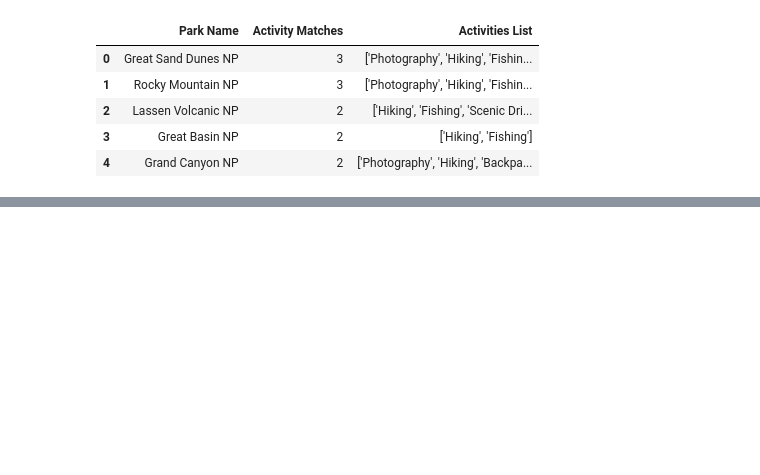
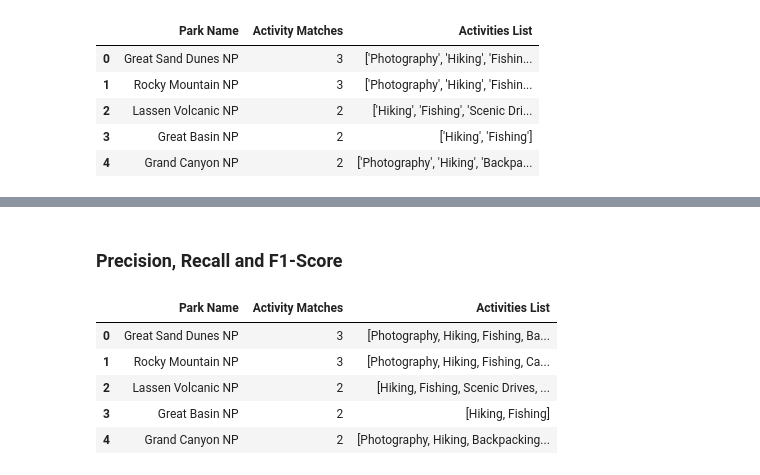
Before and after one commit to l-ching/Capstone-Project, a Jupyter notebook: rec_sys.ipynb, the cells around one changed output, grey strips where cells are left out. Drawn from its saved outputs; the diff is of its cells as text; code cells hidden in the pictures; blank space fills up the shorter version.

```diff
--- a/rec_sys.ipynb
+++ b/rec_sys.ipynb
@@ -223,6 +229,6 @@ def activities_filter(lst_activities, lst_cluster, park):
 
         act_df['Activities List'].iloc[i] = list(dict.fromkeys(park_activities))
     act_df = act_df[['Park Name', 'Activity Matches', 'Activities List']]
-    return act_df.style.apply(highlight_col, axis = None)
+    return act_df.style.apply(highlight_col, axis = None), act_df
 # %%
 def attendance_filter(park_list, popularity, sort_by_attendance = False, drop_percentage = 0.33):
@@ -276,0 +286,3 @@ activities_filter(list_activities, attendance_results, park_name)
+# %%
+user_df = activities_filter(list_activities, attendance_results, park_name)[1]
+plt.close()
@@ -276,0 +291,2 @@ activities_filter(list_activities, attendance_results, park_name)
+# %% [markdown]
+### Precision, Recall and F1-Score
@@ -276,0 +309,10 @@ activities_filter(list_activities, attendance_results, park_name)
+# %%
+user_rel = user_df[user_df['Activity Matches'] >= 2]
+user_rel
+# %% [output]
+|  | Park Name | Activity Matches | Activities List |
+| 0 | Great Sand Dunes NP | 3 | [Photography, Hiking, Fishing, Ba... |
+| 1 | Rocky Mountain NP | 3 | [Photography, Hiking, Fishing, Ca... |
+| 2 | Lassen Volcanic NP | 2 | [Hiking, Fishing, Scenic Drives, ... |
+| 3 | Great Basin NP | 2 | [Hiking, Fishing] |
+| 4 | Grand Canyon NP | 2 | [Photography, Hiking, Backpacking... |
```
Also changed, not shown: parts of 15 cells of this notebook.
